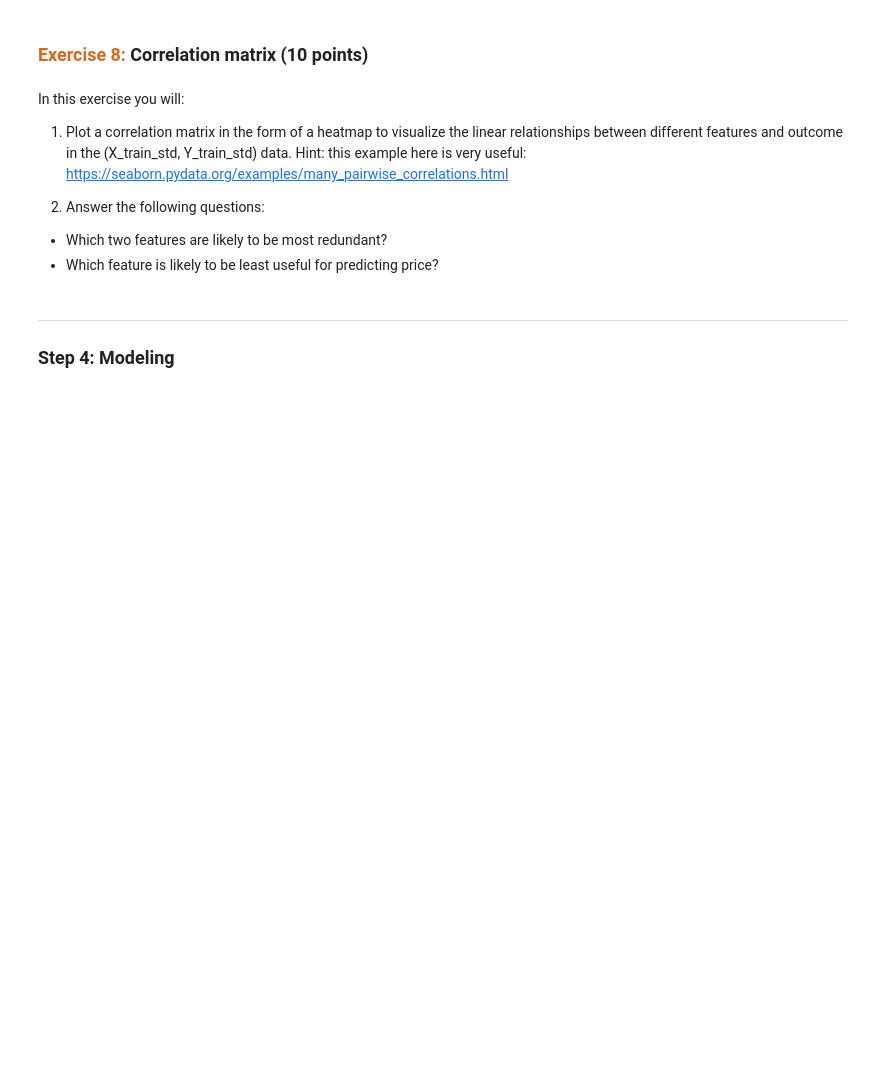
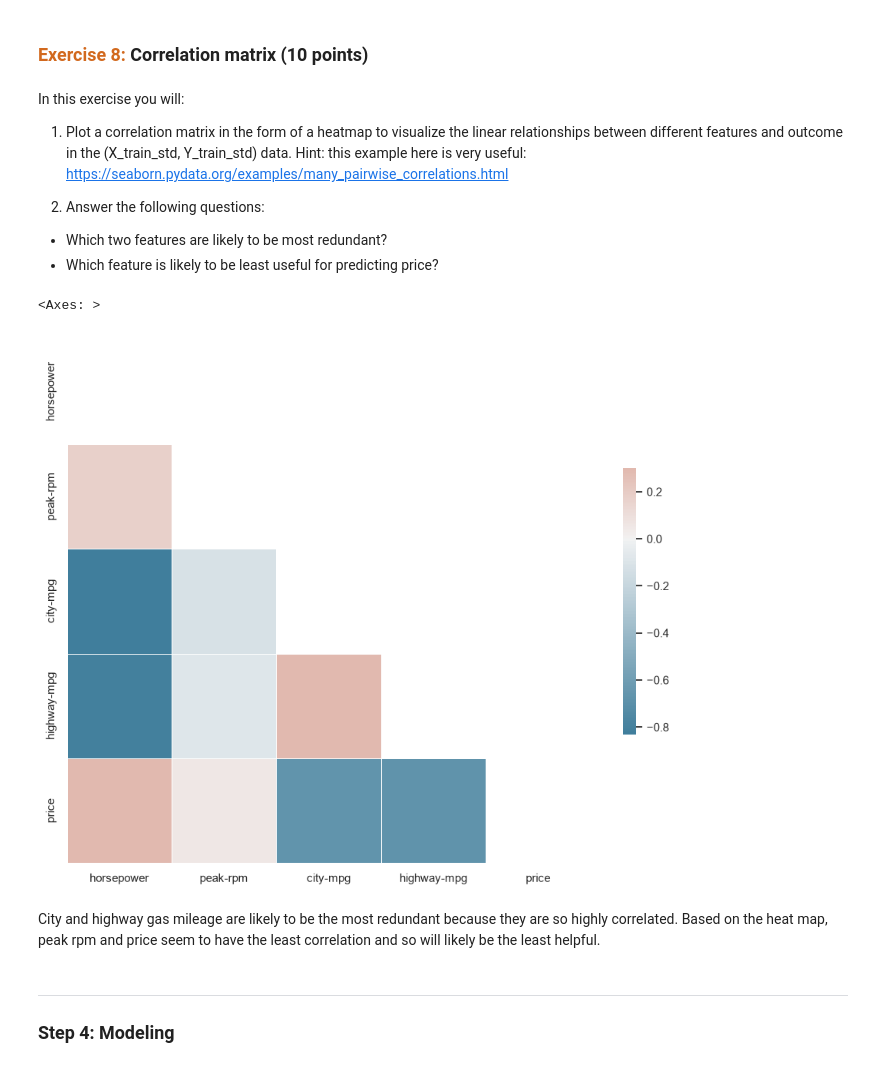
Before and after one commit to caroline-nealon/DATASCI-207, a Jupyter notebook: Module 3/03 Linear Regression with Tensorflow.ipynb, the cells around one changed output. Drawn from its saved outputs; the diff is of its cells as text; code cells hidden in the pictures; blank space fills up the shorter version.

```diff
--- a/Module 3/03 Linear Regression with Tensorflow.ipynb
+++ b/Module 3/03 Linear Regression with Tensorflow.ipynb
@@ -34,7 +34,7 @@ You'll use the [Automobile Data Set](https://archive.ics.uci.edu/ml/datasets/aut
 
 This dataset has been pre-downloaded and uploaded to bCourses alongside this notebook for your convenience.
 # %%
-car_data_init = pd.read_csv("./data/Automobile_data/automobile_data.txt")
+car_data_init = pd.read_csv("./automobile_data.txt")
 
 # Display top five rows
 print('Shape of data:', car_data_init.shape)
@@ -117,0 +197,16 @@ With this concept in mind, complete the following tasks:
+# %%
+# YOUR CODE HERE
+print(X_train.quantile([0.25,0.50,0.75,0.95]))
+
+print('They are not all in the same scale. Peak RPM is on a way different scale than the others')
+
+# scale the data frame
+X_train_std = (X_train - X_train.mean())/X_train.std()
+X_val_std = (X_val- X_train.mean())/X_train.std()
+X_test_std = (X_test - X_train.mean())/X_train.std()
+
+Y_train_std = (Y_train - Y_train.mean())/Y_train.std()
+Y_val_std = (Y_val- Y_train.mean())/Y_train.std()
+Y_test_std = (Y_test - Y_train.mean())/Y_train.std()
+
+# Use the train mean and standard deviation on the test and validation data to make sure that we arent not leaking information from the test set
@@ -146,3 +255,28 @@ In this exercise you will:
+# %%
+# YOUR CODE HERE
+
+sns.set_theme(style="white")
+# combine them
+combined = pd.concat([X_train_std, Y_train_std], axis=1)
+corr = combined.corr()
+
+# Generate a mask for the upper triangle
+mask = np.triu(np.ones_like(corr, dtype=bool))
+
+# Set up the matplotlib figure
+f, ax = plt.subplots(figsize=(11, 9))
+
+# Generate a custom diverging colormap
+cmap = sns.diverging_palette(230, 20, as_cmap=True)
+
+# Draw the heatmap with the mask and correct aspect ratio
+sns.heatmap(corr, mask=mask, cmap=cmap, vmax=.3, center=0,
+            square=True, linewidths=.5, cbar_kws={"shrink": .5})
+# %% [output]
+<Axes: >
+[figure, added]
+# %% [markdown]
+City and highway gas mileage are likely to be the most redundant because they are so highly correlated. Based on the heat map, peak rpm and price seem to have the least correlation and so will likely be the least helpful.
 # %% [markdown]
 ---
 ### Step 4: Modeling
```
Also changed, not shown: parts of 18 cells of this notebook, 4 other files.
